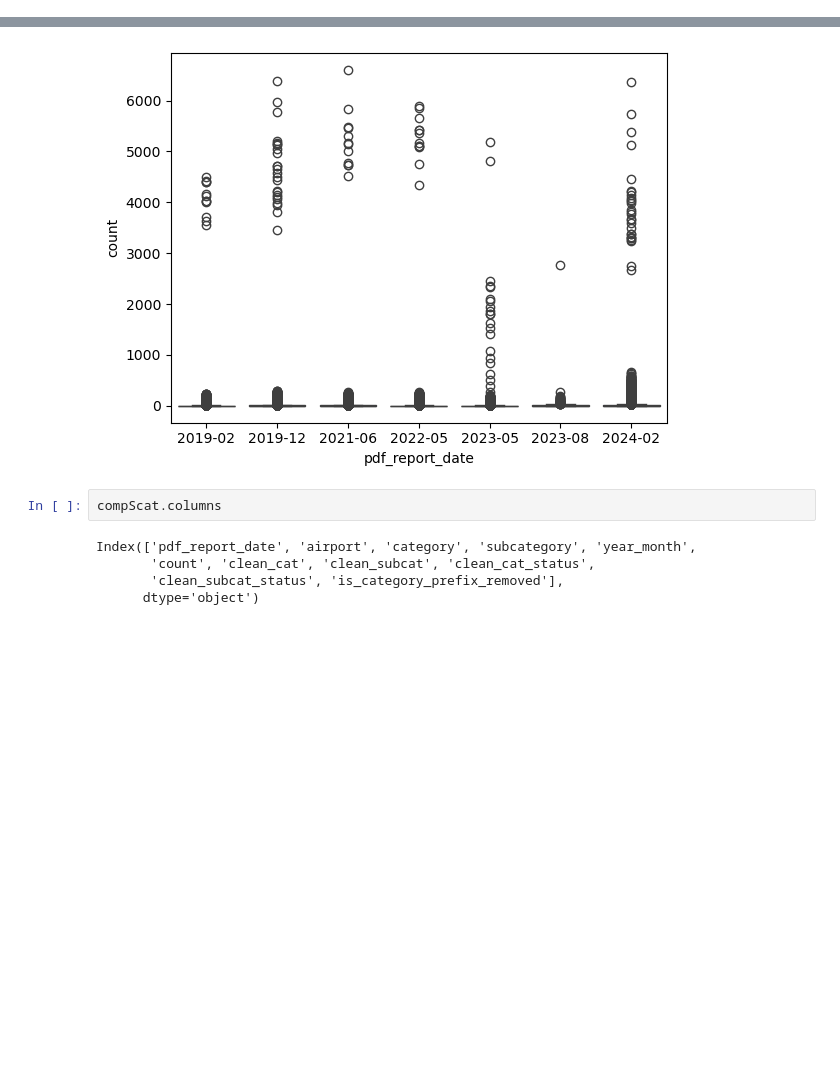
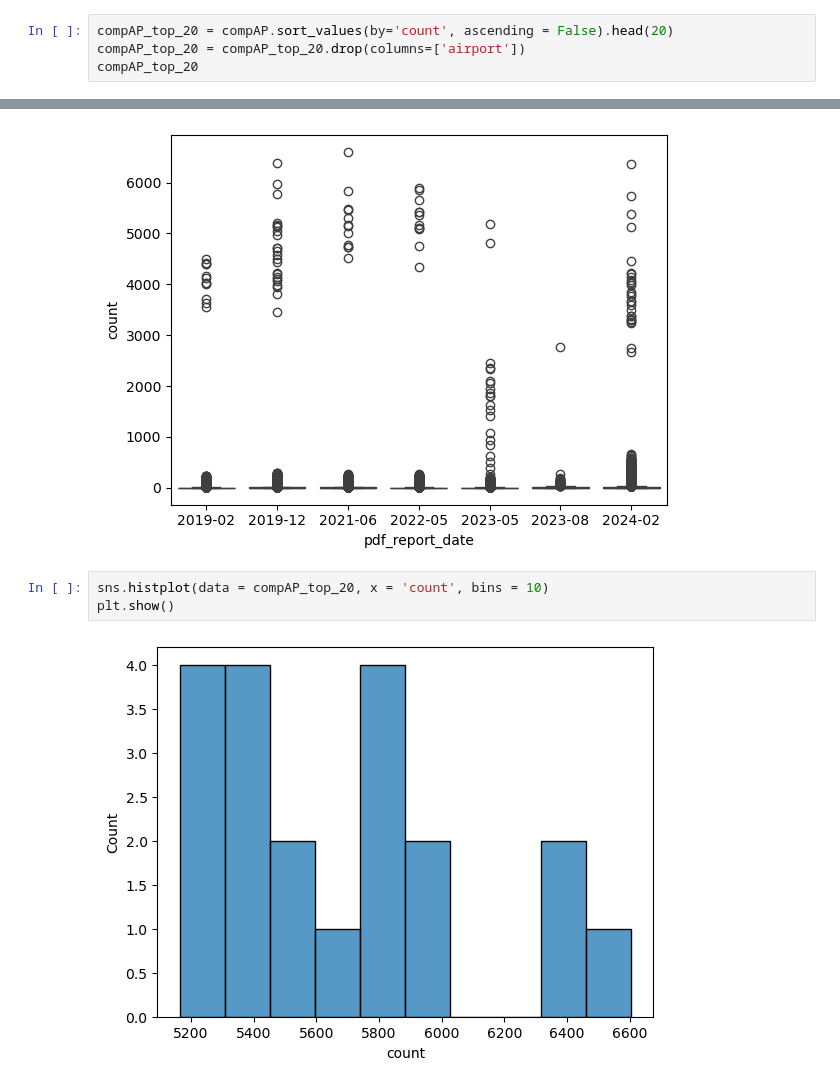
Before and after one commit to MWPerrineJr/data_vis, a Jupyter notebook: airport.ipynb, the cells around one changed output, grey strips where cells are left out. Drawn from its saved outputs; the diff is of its cells as text; blank space fills up the shorter version.

Commit message:
updated compAP

```diff
--- a/airport.ipynb
+++ b/airport.ipynb
@@ -16,0 +30,4 @@ compAP.head()
+# %%
+compAP_top_20 = compAP.sort_values(by='count', ascending = False).head(20)
+compAP_top_20 = compAP_top_20.drop(columns=['airport'])
+compAP_top_20
@@ -66,10 +108,8 @@ sns.boxplot(data=compAP, x = 'pdf_report_date', y = 'count')
 plt.show()
 # %% [output]
 [figure]
-# %%
-compScat.columns
-# %% [output]
-Index(['pdf_report_date', 'airport', 'category', 'subcategory', 'year_month',
-       'count', 'clean_cat', 'clean_subcat', 'clean_cat_status',
-       'clean_subcat_status', 'is_category_prefix_removed'],
-      dtype='object')
+# %%
+sns.histplot(data = compAP_top_20, x = 'count', bins = 10)
+plt.show()
+# %% [output]
+[figure, added]
```
Also changed, not shown: parts of 3 cells of this notebook.
